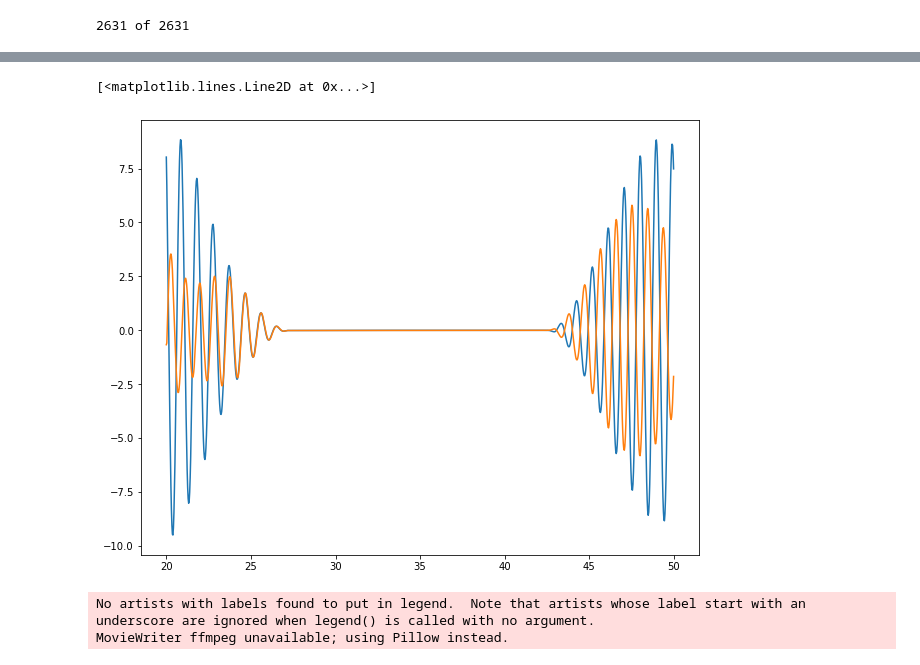
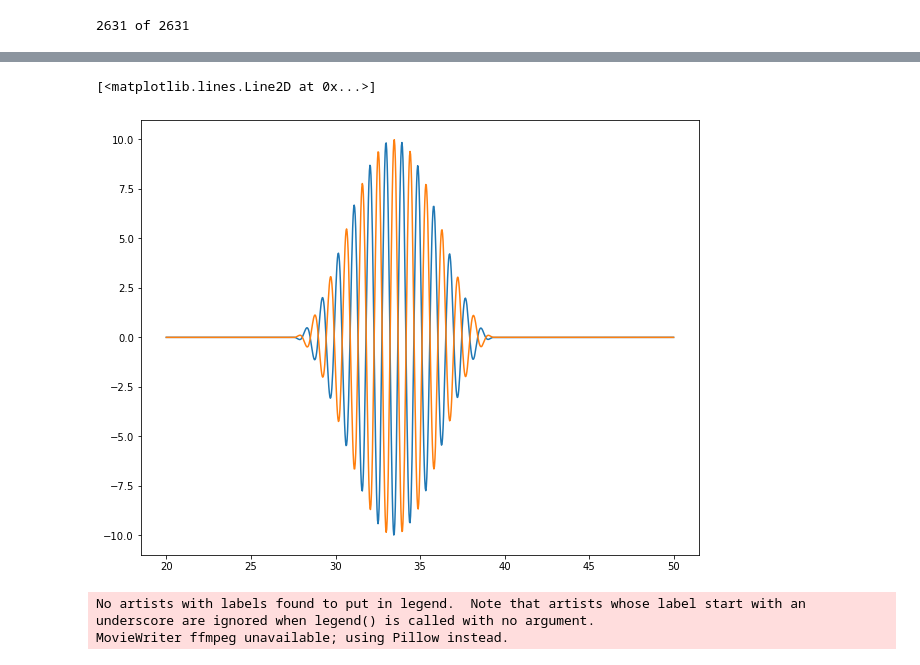
Before and after one commit to Hari31416/MSc_Project, a Jupyter notebook: zpic/python/notebooks/Simulations.ipynb, the cells around one changed output, grey strips where cells are left out. Drawn from its saved outputs; the diff is of its cells as text; code cells hidden in the pictures.

```diff
--- a/zpic/python/notebooks/Simulations.ipynb
+++ b/zpic/python/notebooks/Simulations.ipynb
@@ -1,3 +1,11 @@
+# %%
+import numpy as np
+import matplotlib
+import matplotlib.pyplot as plt
+from matplotlib import animation
+from IPython.display import clear_output, Video
+
+matplotlib.rcParams["figure.figsize"] = (10, 8)
 # %% [markdown]
 ## Wave in Vaccum
 # %%
@@ -154,11 +162,11 @@ Ezs.max(), Bys.max()
 # %%
 xmin = sim.dx/2 + sim.t
 xmax = sim.box + (sim.n_move - 0.5) * sim.dx
-plt.plot(np.linspace(xmin, xmax, num = sim.nx), sim.emf.Ez, label = "$E_z$ field" )
-plt.plot(np.linspace(xmin, xmax, num = sim.nx), sim.emf.By, label = "$B_y$ field" )
+plt.plot(np.linspace(xmin, xmax, num = sim.nx), Ezs[0], label = "$E_z$ field" )
+plt.plot(np.linspace(xmin, xmax, num = sim.nx), Bys[0], label = "$B_y$ field" )
 # %% [output]
 [<matplotlib.lines.Line2D at 0x...>]
-[figure, old version]
+[figure, new version]
 # %%
 # Creating the Figure and Axes
 fig = plt.figure(figsize=(8, 8))
```
Also changed, not shown: parts of 1 cell of this notebook, 4 other files.
